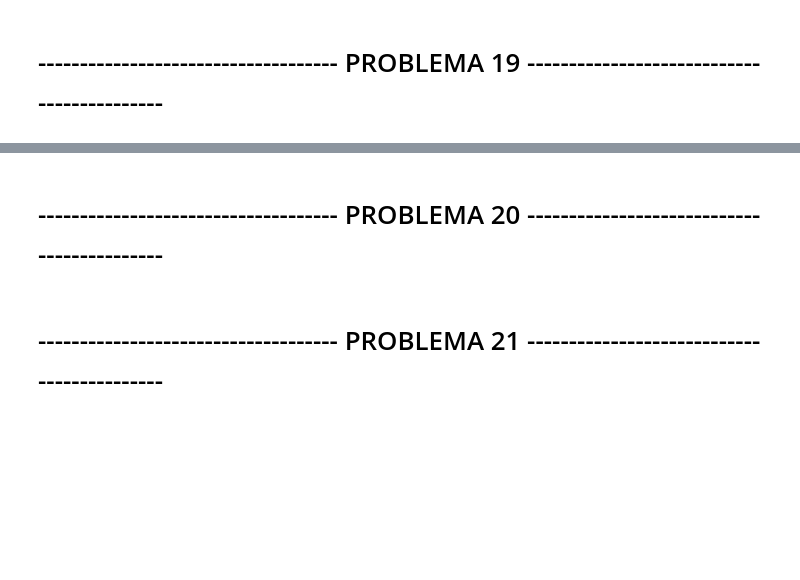
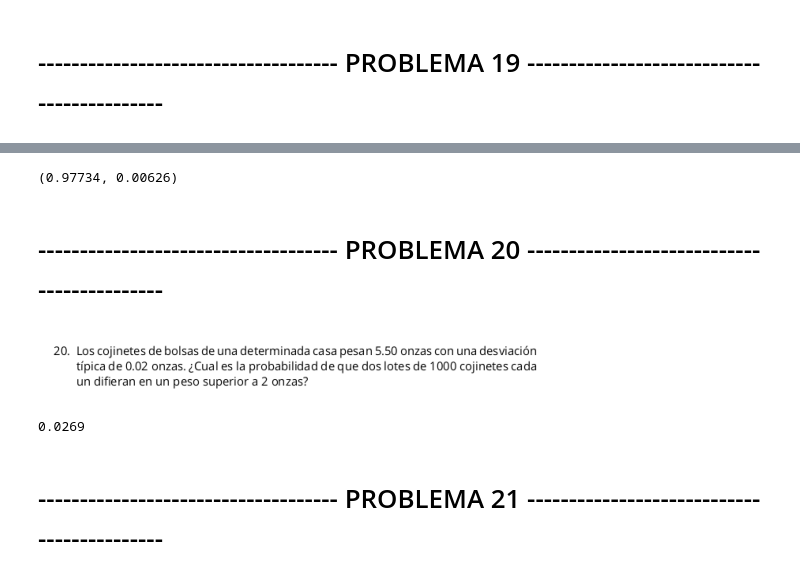
Before and after one commit to CharlyPierce/Simulacion2, a Jupyter notebook: problemario/problemario2.ipynb, the cells around one changed output, grey strips where cells are left out. Cells and saved outputs as stored; diff of their text form; code cells hidden in the pictures; blank space fills up the shorter version.

```diff
--- a/problemario/problemario2.ipynb
+++ b/problemario/problemario2.ipynb
@@ -24,4 +235,74 @@ plt.show()
+# %%
+import numpy as np#N(1400,200) N(1200,100)
+# Parámetros de las bombillas
+media_a = 1400  # Duración media de las bombillas del fabricante A
+desviacion_a = 200  # Desviación típica para A
+media_b = 1200  # Duración media de las bombillas del fabricante B
+desviacion_b = 100  # Desviación típica para B
+n = 125 # Tamaño de la muestra
+simulaciones = 100000  # Número de simulaciones
+
+# Simulación
+diferencias_medias = []
+
+for _ in range(simulaciones):
+    # Generar muestras
+    muestra_a = np.random.normal(media_a, desviacion_a, n)
+    muestra_b = np.random.normal(media_b, desviacion_b, n)
+
+    # Calcular las medias de las muestras
+    media_muestra_a = np.mean(muestra_a)
+    media_muestra_b = np.mean(muestra_b)
+
+    # Calcular la diferencia entre las medias
+    diferencia = media_muestra_a - media_muestra_b
+    diferencias_medias.append(diferencia)
+
+# Convertir a array de numpy para facilitar los cálculos
+diferencias_medias = np.array(diferencias_medias)
+
+# Calcular probabilidades
+probabilidad_160_mas = np.mean(diferencias_medias >= 160)
+probabilidad_250_mas = np.mean(diferencias_medias >= 250)
+
+probabilidad_160_mas, probabilidad_250_mas
+#N(1400,200) N(1200,100)
+# %% [output]
+(0.97734, 0.00626)
 # %% [markdown]
 # ------------------------------------ PROBLEMA 20 -------------------------------------------
+# %%
+from PIL import Image
+import matplotlib.pyplot as plt
+
+image = Image.open("pic/20.png")
+
+plt.imshow(image)
+plt.axis(False)
+plt.show()
+# %% [output]
+[figure, added]
+# %%
+import numpy as np
+
+# Parámetros de la distribución
+media = 5.50  # media de peso de los cojinetes
+desviacion_estandar = 0.02  # desviación estándar del peso
+n_cojinetes = 1000  # número de cojinetes por lote
+n_simulaciones = 10000  # número de simulaciones
+
+# Realizar las simulaciones
+diferencias = []
+for _ in range(n_simulaciones):
+    lote1 = np.random.normal(media, desviacion_estandar, n_cojinetes)
+    lote2 = np.random.normal(media, desviacion_estandar, n_cojinetes)
+    diferencia_peso = abs(sum(lote1) - sum(lote2))
+    diferencias.append(diferencia_peso)
+
+# Calcular la probabilidad
+probabilidad = np.sum(np.array(diferencias) > 2) / n_simulaciones
+probabilidad
+# %% [output]
+0.0269
 # %% [markdown]
 # ------------------------------------ PROBLEMA 21 -------------------------------------------
```
Also changed, not shown: parts of 29 cells of this notebook, 8 other files.
